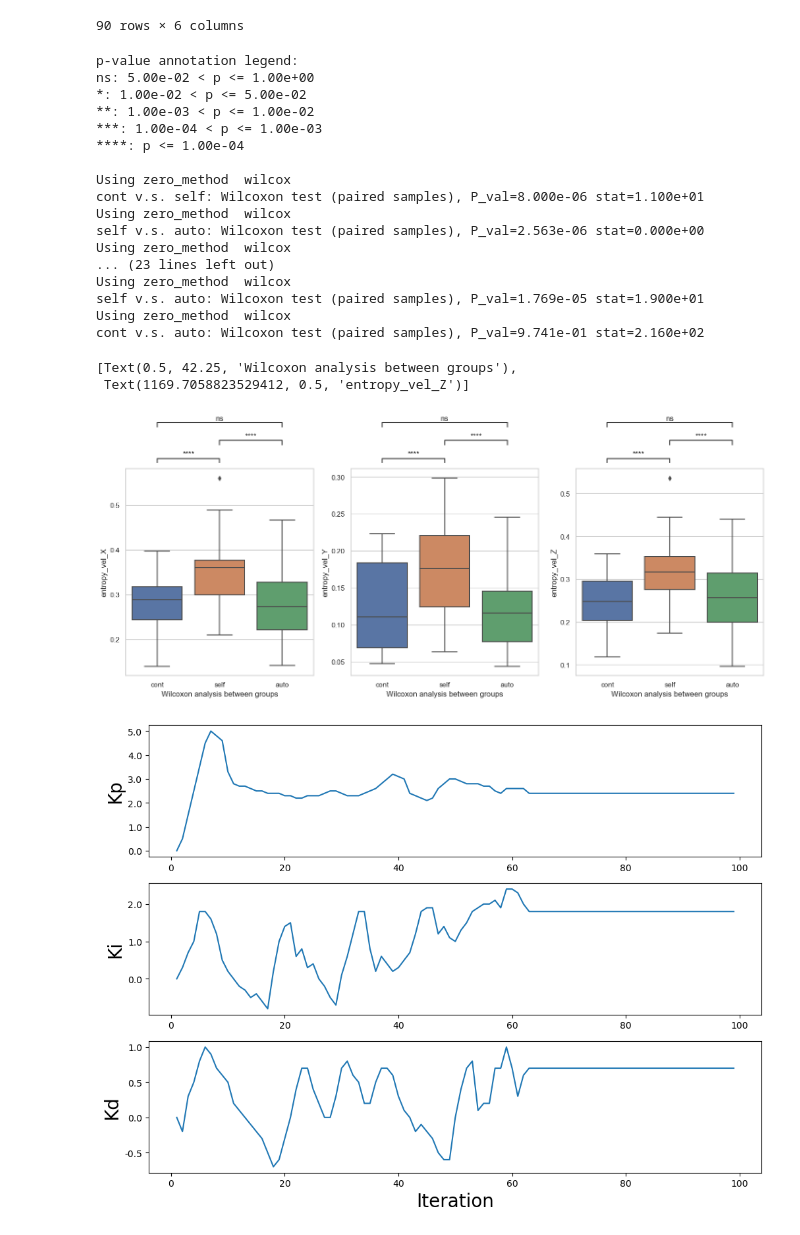
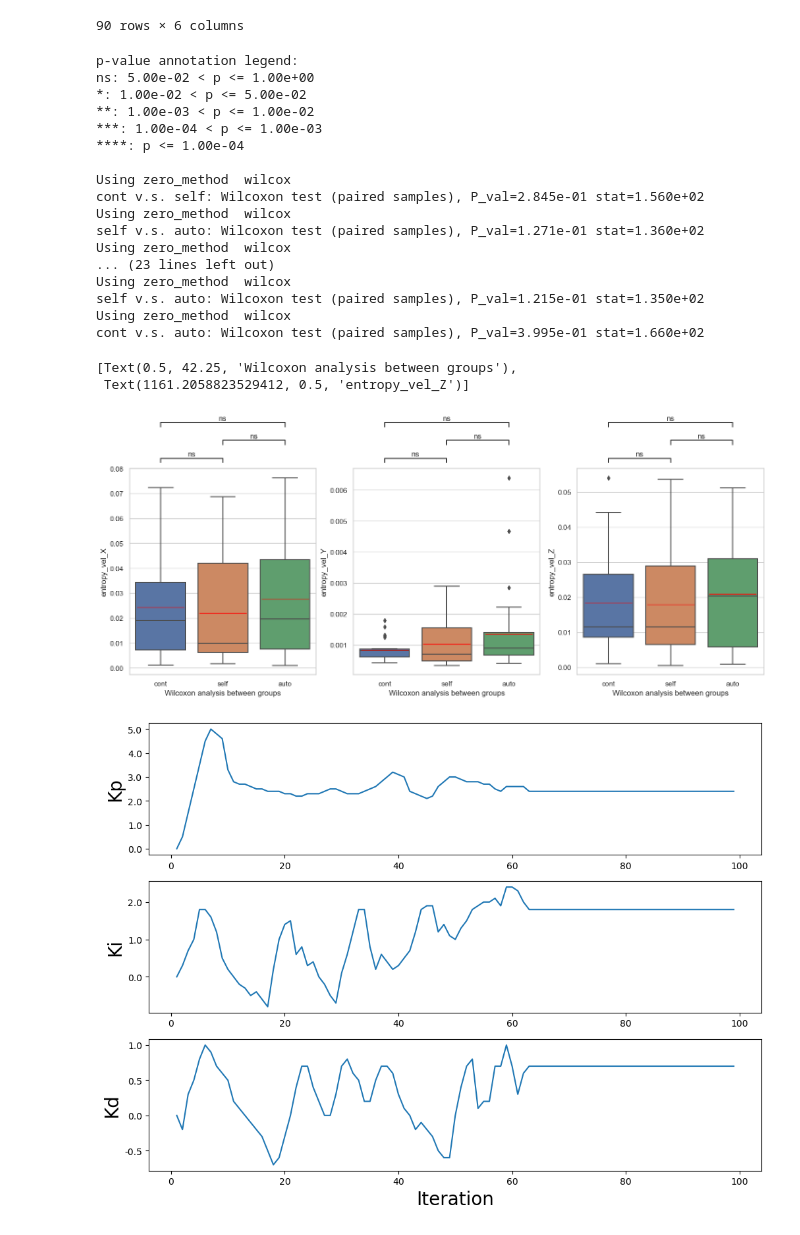
Before and after one commit to Tianyu-Zhou/NIST_Way_Finding, a Jupyter notebook: nist.ipynb, the cells around one changed output. Drawn from its saved outputs; the diff is of its cells as text; code cells hidden in the pictures.

```diff
--- a/nist.ipynb
+++ b/nist.ipynb
@@ -1139,7 +1143,7 @@ total_df = pd.read_csv("../../data/result/divide 10 entropy 0826/Total_combine.c
 total_df = total_df.drop([54,55,56,57,58,59,66,67,68,69,70,71])
 data_camera = total_df.groupby(['column_name']).get_group('CameraPos')
 data_eye = total_df.groupby(['column_name']).get_group('EyePos')
-data = data_eye
+data = data_camera
 x = 'Groups'
 order = ["cont","self","auto"]
 sns.set(style = 'whitegrid')
@@ -1149,7 +1153,7 @@ fig, axes = plt.subplots(1,3, figsize=(18,6), dpi=100)
 method = "Wilcoxon"
 
 y = 'entropy_vel_X'
-axes[0] = sns.boxplot(ax = axes[0], data=data, x=x, y=y, order=order)
+axes[0] = sns.boxplot(ax = axes[0], data=data, x=x, y=y, order=order, showmeans=True, meanprops={"marker":"_","markerfacecolor":"white","markeredgecolor":"red","markersize":"75"})
 test_results = add_stat_annotation(ax=axes[0], data=data, x=x, y=y, order=order,
                                  box_pairs=[
                                           (order[0], order[1]),
@@ -1164,7 +1168,7 @@ test_results = add_stat_annotation(ax=axes[0], data=data, x=x, y=y, order=order,
 axes[0].set(xlabel = method + ' analysis between groups', ylabel=y)
 
 y = "entropy_vel_Y"
-axes[1] = sns.boxplot(ax = axes[1],data=data, x=x, y=y,order=order,)
+axes[1] = sns.boxplot(ax = axes[1],data=data, x=x, y=y,order=order, showmeans=True, meanprops={"marker":"_","markerfacecolor":"white","markeredgecolor":"red","markersize":"75"})
 test_results = add_stat_annotation(ax=axes[1], data=data, x=x, y=y,order=order,
                                  box_pairs=[
                                           (order[0], order[1]),
@@ -1179,40 +1183,40 @@ test_results = add_stat_annotation(ax=axes[1], data=data, x=x, y=y,order=order,
 axes[1].set(xlabel = method + ' analysis between groups', ylabel=y)
 
 y = "entropy_vel_Z"
-axes[2] = sns.boxplot(ax = axes[2],data=data, x=x, y=y,order=order,)
+axes[2] = sns.boxplot(ax = axes[2],data=data, x=x, y=y,order=order, showmeans=True, meanprops={"marker":"_","markerfacecolor":"white","markeredgecolor":"red","markersize":"75"})
 test_results = add_stat_annotation(ax=axes[2], data=data, x=x, y=y,order=order,
                                  box_pairs=[
                                           (order[0], order[1]),
                                           (order[0], order[2]),
                                           (order[1], order[2]),
                                           ],
                                  test=method,
                                  comparisons_correction=None,
                                  text_format='star', loc='outside', verbose=1,
                                  # stats_params={'alternative': 'less'}
                                  )
 axes[2].set(xlabel = method + ' analysis between groups', ylabel=y)
 # %% [output]
 p-value annotation legend:
 ns: 5.00e-02 < p <= 1.00e+00
 *: 1.00e-02 < p <= 5.00e-02
 **: 1.00e-03 < p <= 1.00e-02
 ***: 1.00e-04 < p <= 1.00e-03
 ****: p <= 1.00e-04
 
 Using zero_method  wilcox
-cont v.s. self: Wilcoxon test (paired samples), P_val=8.000e-06 stat=1.100e+01
+cont v.s. self: Wilcoxon test (paired samples), P_val=2.845e-01 stat=1.560e+02
 Using zero_method  wilcox
-self v.s. auto: Wilcoxon test (paired samples), P_val=2.563e-06 stat=0.000e+00
+self v.s. auto: Wilcoxon test (paired samples), P_val=1.271e-01 stat=1.360e+02
 Using zero_method  wilcox
 ... (23 lines left out)
 Using zero_method  wilcox
-self v.s. auto: Wilcoxon test (paired samples), P_val=1.769e-05 stat=1.900e+01
+self v.s. auto: Wilcoxon test (paired samples), P_val=1.215e-01 stat=1.350e+02
 Using zero_method  wilcox
-cont v.s. auto: Wilcoxon test (paired samples), P_val=9.741e-01 stat=2.160e+02
+cont v.s. auto: Wilcoxon test (paired samples), P_val=3.995e-01 stat=1.660e+02
 [Text(0.5, 42.25, 'Wilcoxon analysis between groups'),
- Text(1169.7058823529412, 0.5, 'entropy_vel_Z')]
+ Text(1161.2058823529412, 0.5, 'entropy_vel_Z')]
-[figure, old version]
+[figure, new version]
 # %%
 auto_df = pd.DataFrame()
 control_df = pd.DataFrame()
```
Also changed, not shown: parts of 4 cells of this notebook, 1 other file.
